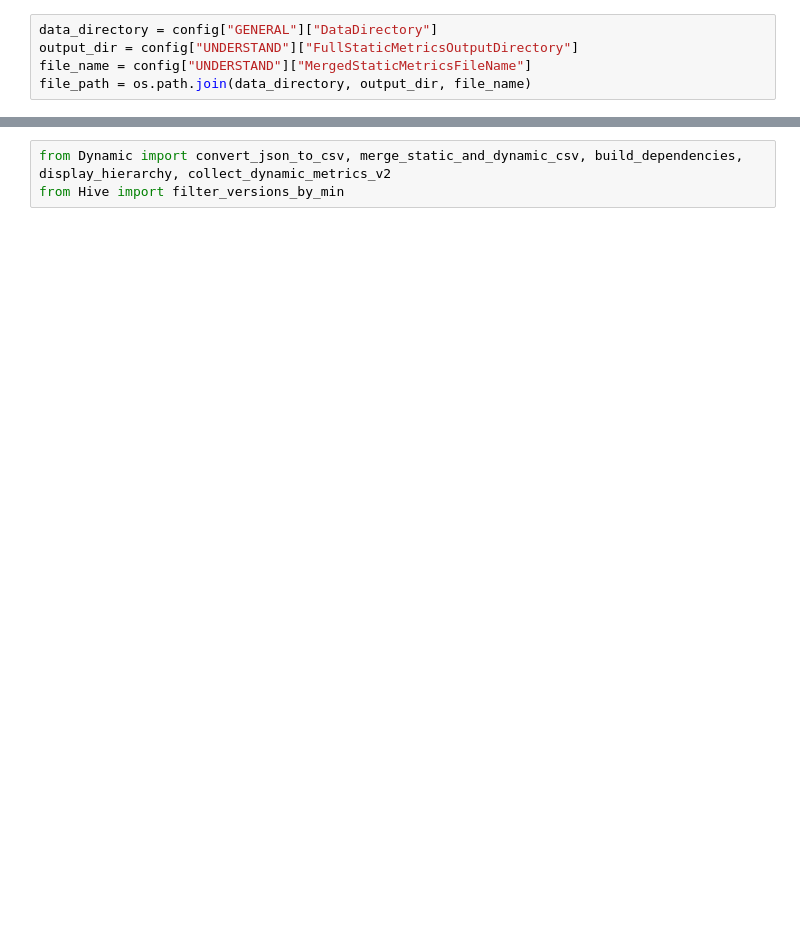
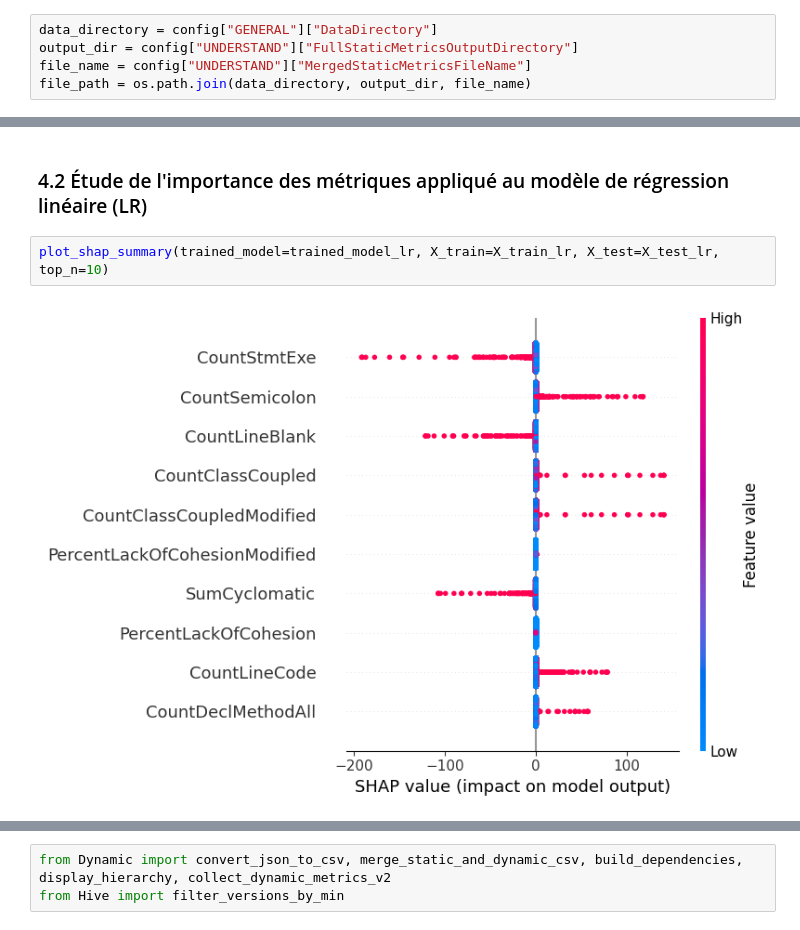
Before and after one commit to Dhexia/MGL869-Proj-Hive, a Jupyter notebook: src/run.ipynb, the cells around one changed output, grey strips where cells are left out. Saved outputs shown, nothing was run; the diff lists cells and outputs as text; blank space fills up the shorter version.

```diff
--- a/src/run.ipynb
+++ b/src/run.ipynb
@@ -256,0 +318,6 @@ file_path = os.path.join(data_directory, output_dir, file_name)
+# %% [markdown]
+### 4.2 Étude de l'importance des métriques appliqué au modèle de régression linéaire (LR)
+# %%
+plot_shap_summary(trained_model=trained_model_lr, X_train=X_train_lr, X_test=X_test_lr, top_n=10)
+# %% [output]
+[figure, added]
```
Also changed, not shown: parts of 36 cells of this notebook, 8 other files.
